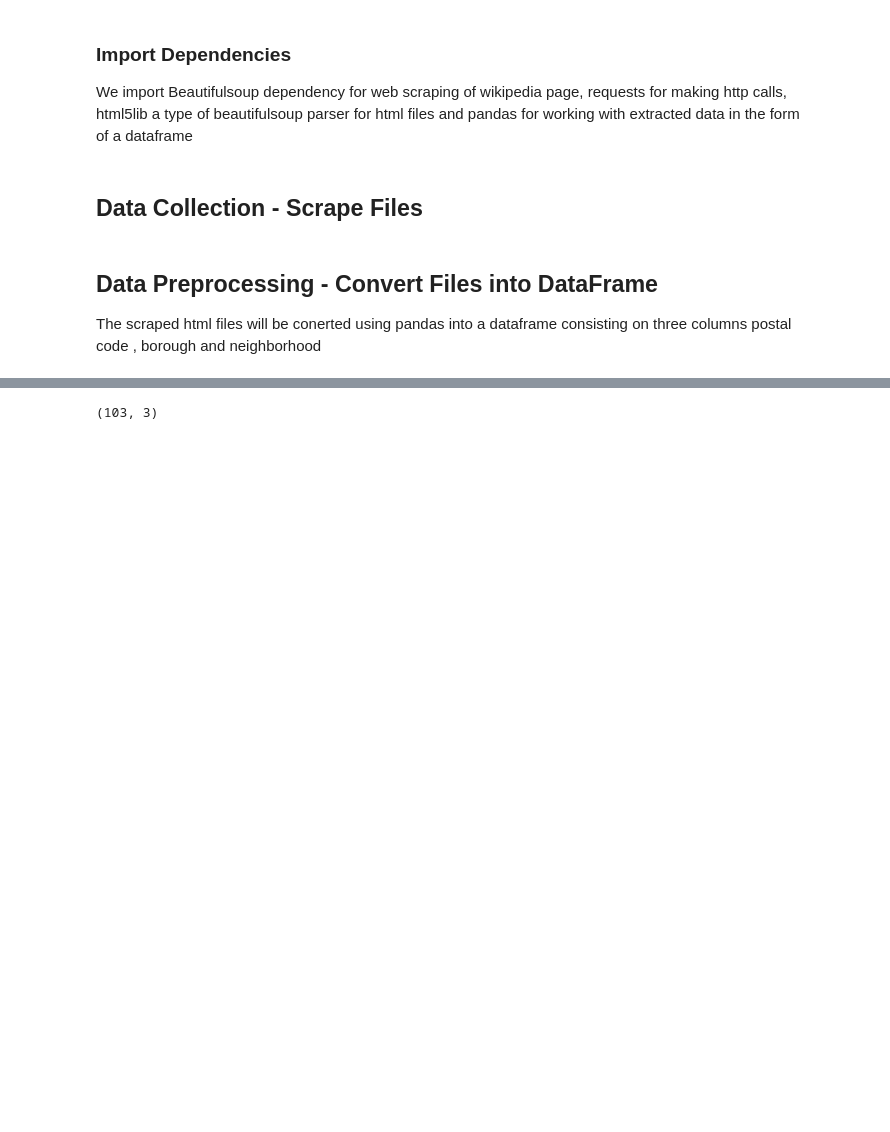
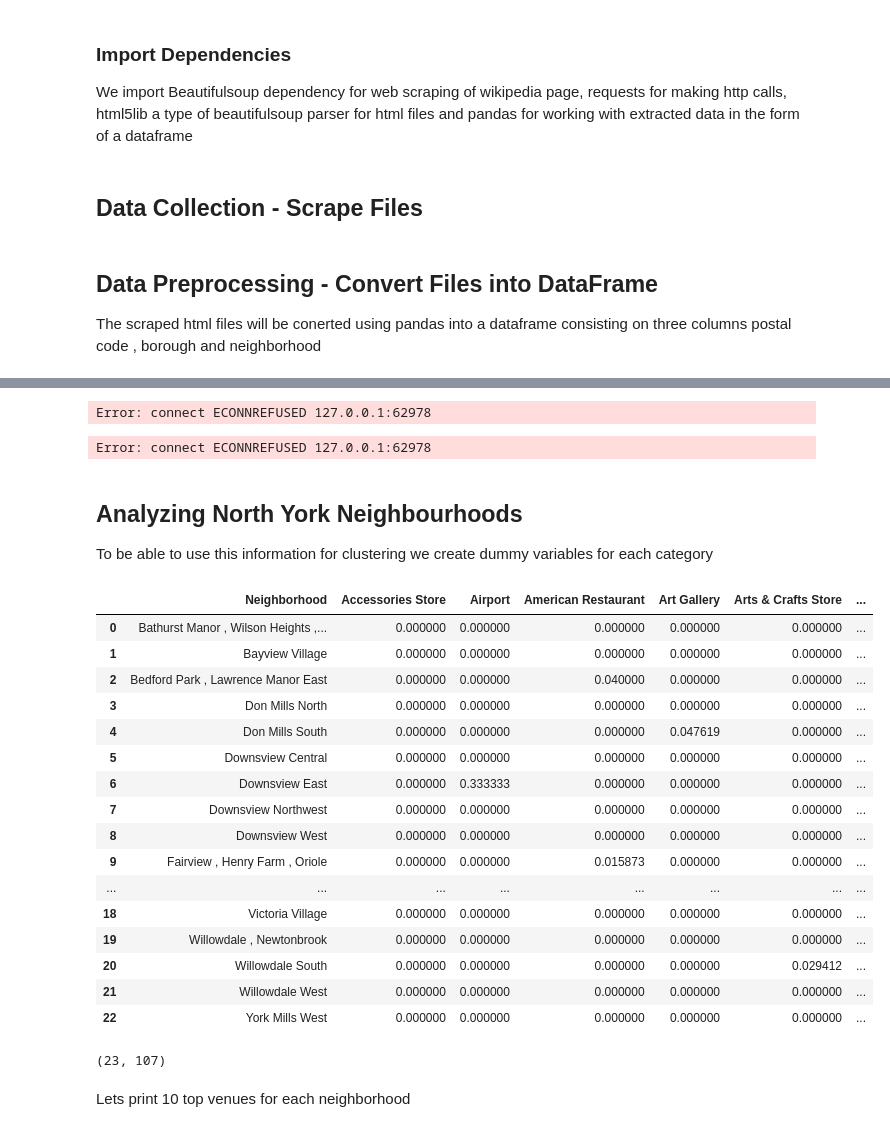
Before and after one commit to Cea-Learning/coursera, a Jupyter notebook: capstone projects/city_of_neighbourhoods.ipynb, the cells around one changed output, grey strips where cells are left out. Cells and saved outputs as stored; diff of their text form; code cells hidden in the pictures; blank space fills up the shorter version.

```diff
--- a/capstone projects/city_of_neighbourhoods.ipynb
+++ b/capstone projects/city_of_neighbourhoods.ipynb
@@ -72,0 +166,14 @@ df.head(10)
+# %%
+north_york_map = folium.Map(location=[latitude,longitude], zoom_start=10)
+for lat, lng, label in zip(north_york_data['Latitude'], north_york_data['Longitude'], north_york_data['Neighborhood']):
+    label = folium.Popup(label, parse_html=True)
+    folium.CircleMarker(
+        [lat, lng],
+        radius=5,
+        popup=label,
+        color='blue',
+        fill=True,
+        fill_color='#3186cc',
+        fill_opacity=0.7,
+        parse_html=False).add_to(north_york_map)
+north_york_map
@@ -72,0 +187,6 @@ df.head(10)
+# %%
+CLIENT_ID = 'JQUCF02XCSTKMVE4GD1AT3G3XJJPQQ3V0MJXWQZKV4ABTBQZ' # your Foursquare ID
+CLIENT_SECRET = '1IPWZTMXB3ASQYSQ3N5PLQESNYXYMH0D1DEQA0QOONW3HDNR' # your Foursquare Secret
+ACCESS_TOKEN = "BMWWH5P3FNH3KLK5ZAUTXSCYD1AZXZ1OB4UPF512Y4EWLGQN" # your FourSquare Access Token
+VERSION = '20180605' # Foursquare API version
+LIMIT = 100
@@ -72,0 +234,12 @@ df.head(10)
+# %%
+north_york_venues = getNearbyVenues(north_york_data["Neighborhood"], north_york_data["Latitude"], north_york_data["Longitude"])
+north_york_venues
+# %% [output]
+Error: connect ECONNREFUSED 127.0.0.1:62978
+# %%
+
+print(north_york_venues.groupby("Neighborhood").count().shape)
+north_york_venues.groupby("Neighborhood").count()
+#
+# %% [output]
+Error: connect ECONNREFUSED 127.0.0.1:62978
@@ -73,5 +248,39 @@ df.head(10)
+# %% [markdown]
+## Analyzing North York Neighbourhoods
+To be able to use this information for clustering we create dummy variables for each category
+# %%
+
+# add neighborhood column back to dataframe
+north_york_dummies = pd.get_dummies(north_york_venues[['Venue Category']], prefix="", prefix_sep="")
+north_york_dummies['Neighborhood'] = north_york_venues['Neighborhood']
+
+# move neighborhood column to the first column
+fixed_columns = [north_york_dummies.columns[-1]] + list(north_york_dummies.columns[:-1])
+north_york_dummies = north_york_dummies[fixed_columns]
+# %%
+north_york_grouped = north_york_dummies.groupby("Neighborhood").mean().reset_index()
+north_york_grouped
+# %% [output]
+|  | Neighborhood | Accessories Store | Airport | American Restaurant | Art Gallery | Arts & Crafts Store | ... |
+| 0 | Bathurst Manor , Wilson Heights ,... | 0.000000 | 0.000000 | 0.000000 | 0.000000 | 0.000000 | ... |
+| 1 | Bayview Village | 0.000000 | 0.000000 | 0.000000 | 0.000000 | 0.000000 | ... |
+| 2 | Bedford Park , Lawrence Manor East | 0.000000 | 0.000000 | 0.040000 | 0.000000 | 0.000000 | ... |
+| 3 | Don Mills North | 0.000000 | 0.000000 | 0.000000 | 0.000000 | 0.000000 | ... |
+| 4 | Don Mills South | 0.000000 | 0.000000 | 0.000000 | 0.047619 | 0.000000 | ... |
+| 5 | Downsview Central | 0.000000 | 0.000000 | 0.000000 | 0.000000 | 0.000000 | ... |
+| 6 | Downsview East | 0.000000 | 0.333333 | 0.000000 | 0.000000 | 0.000000 | ... |
+| 7 | Downsview Northwest | 0.000000 | 0.000000 | 0.000000 | 0.000000 | 0.000000 | ... |
+| 8 | Downsview West | 0.000000 | 0.000000 | 0.000000 | 0.000000 | 0.000000 | ... |
+| 9 | Fairview , Henry Farm , Oriole | 0.000000 | 0.000000 | 0.015873 | 0.000000 | 0.000000 | ... |
+| ... | ... | ... | ... | ... | ... | ... | ... |
+| 18 | Victoria Village | 0.000000 | 0.000000 | 0.000000 | 0.000000 | 0.000000 | ... |
+| 19 | Willowdale , Newtonbrook | 0.000000 | 0.000000 | 0.000000 | 0.000000 | 0.000000 | ... |
+| 20 | Willowdale South | 0.000000 | 0.000000 | 0.000000 | 0.000000 | 0.029412 | ... |
+| 21 | Willowdale West | 0.000000 | 0.000000 | 0.000000 | 0.000000 | 0.000000 | ... |
+| 22 | York Mills West | 0.000000 | 0.000000 | 0.000000 | 0.000000 | 0.000000 | ... |
 # %%
-
-df.shape
+ north_york_grouped.shape
 # %% [output]
-(103, 3)
+(23, 107)
+# %% [markdown]
+Lets print 10 top venues for each neighborhood
```
Also changed, not shown: parts of 42 cells of this notebook, 3 other files.
